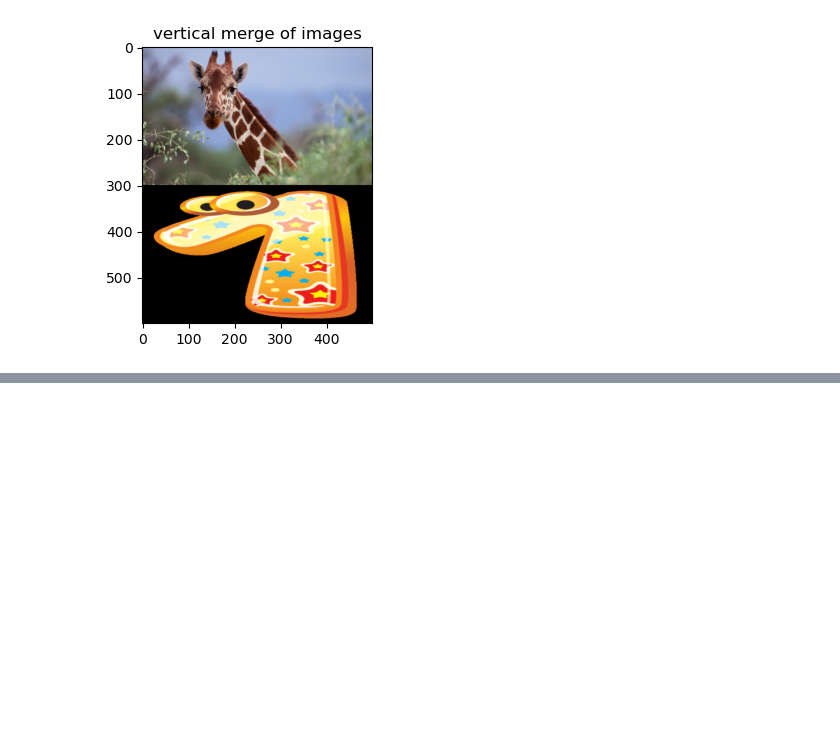
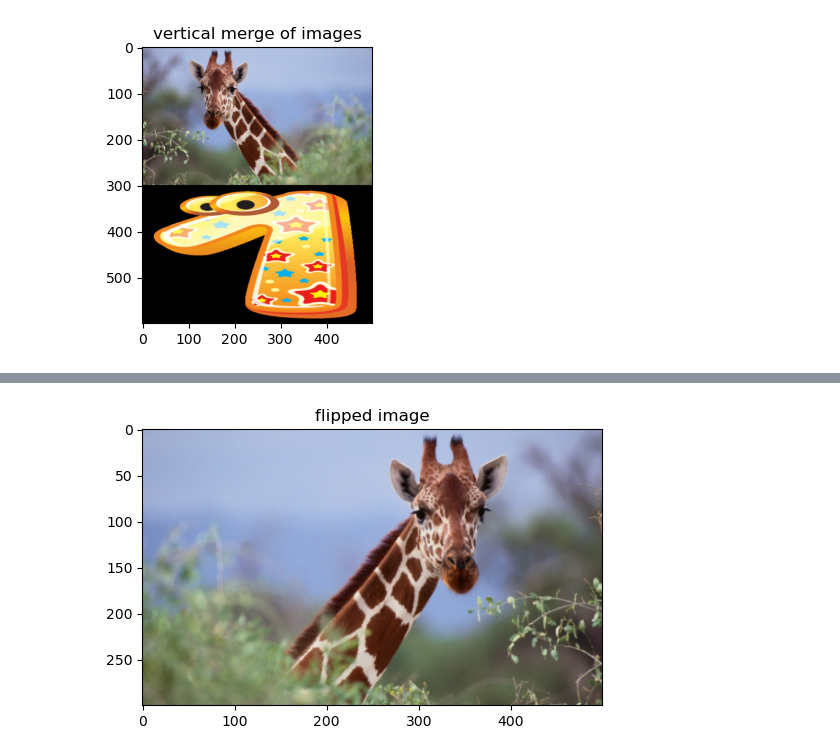
Before and after one commit to reula/algebra-python, a Jupyter notebook: algebra.ipynb, the cells around one changed output, grey strips where cells are left out. Cells and saved outputs as stored; diff of their text form; code cells hidden in the pictures; blank space fills up the shorter version.

```diff
--- a/algebra.ipynb
+++ b/algebra.ipynb
@@ -525,0 +582,9 @@ plt.show()
+# %%
+# flip the image horizontally
+flipped_image = cv2.flip(img1, 1)
+
+plt.imshow(cv2.cvtColor(flipped_image, cv2.COLOR_BGR2RGB))
+plt.title('flipped image')
+plt.show()
+# %% [output]
+[figure, added]
```
Also changed, not shown: parts of 16 cells of this notebook.
